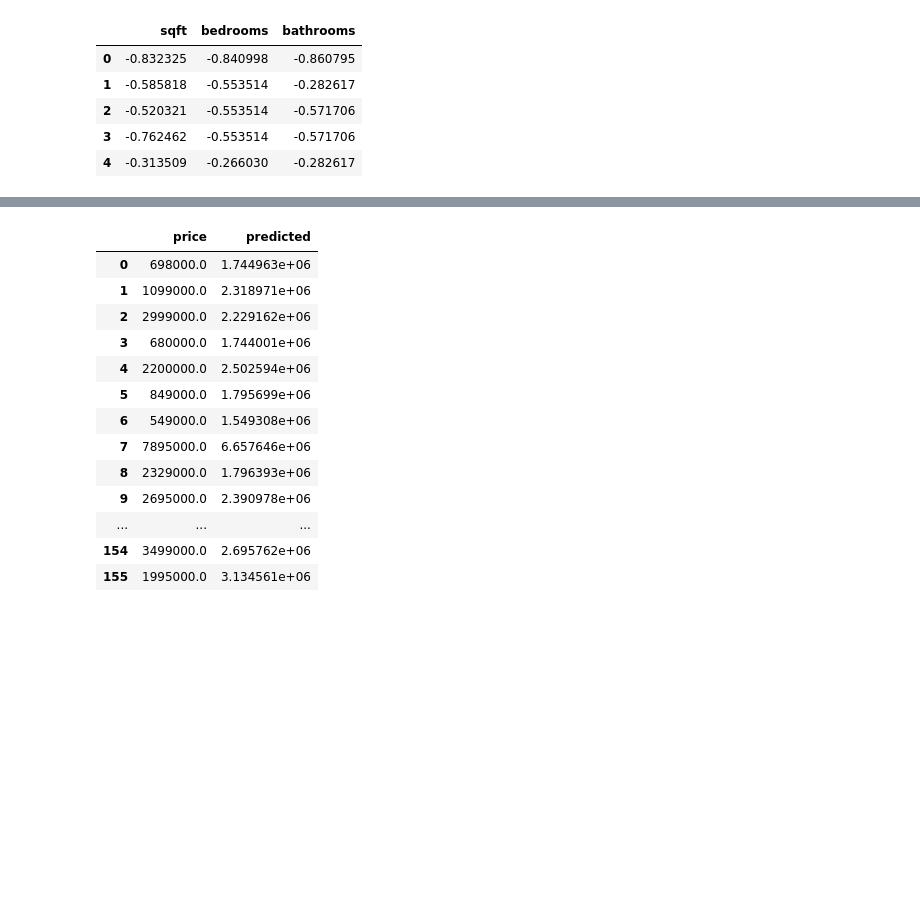
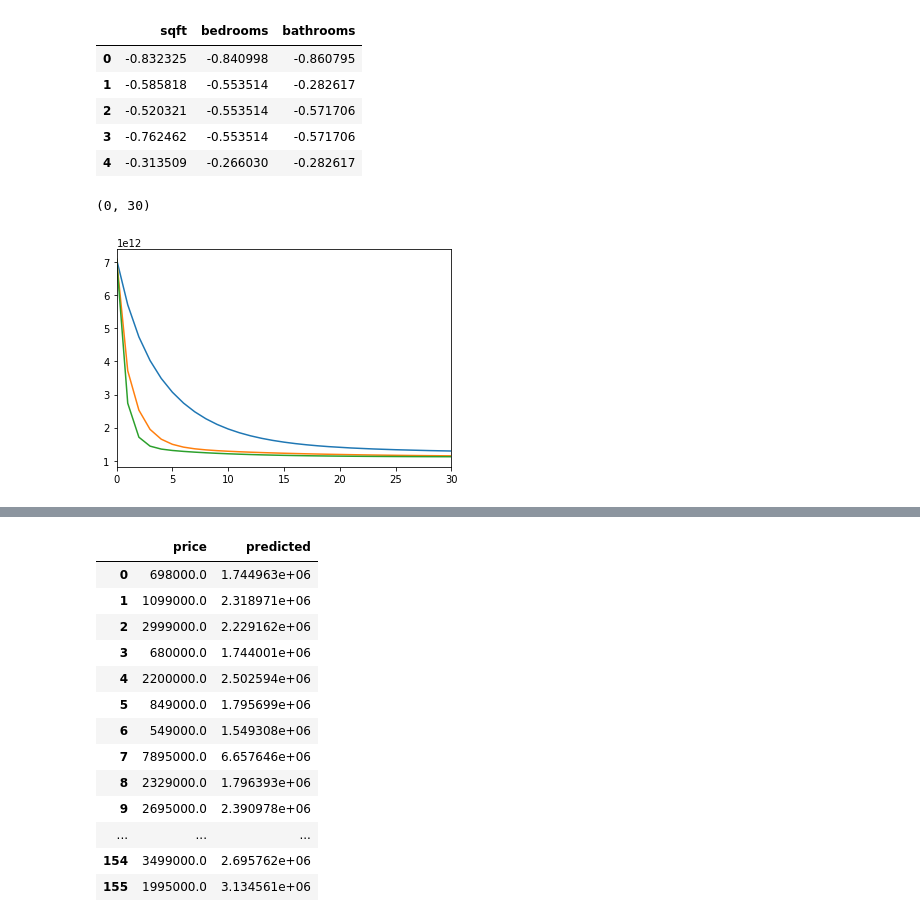
Before and after one commit to gcalmettes/ml-explorations, a Jupyter notebook: notebooks/jupyter/1-linear-regression.ipynb, the cells around one changed output, grey strips where cells are left out. Cells and saved outputs as stored; diff of their text form; code cells hidden in the pictures; blank space fills up the shorter version.

```diff
--- a/notebooks/jupyter/1-linear-regression.ipynb
+++ b/notebooks/jupyter/1-linear-regression.ipynb
@@ -461,6 +452,14 @@ alphaList = [0.1, 0.3, 0.5]
 
 gdList = [gradientDescent(initialTheta, features, trueValues, alpha=i, maxIterations=1000) for i in alphaList]
 descentList = [np.vstack([initialTheta.transpose(), np.vstack(list(gd))]) for gd in gdList]
+# %%
+plt.plot([np.ravel(computeCost(theta[:, np.newaxis], features, trueValues)) for theta in descentList[0]])
+plt.plot([np.ravel(computeCost(theta[:, np.newaxis], features, trueValues)) for theta in descentList[1]])
+plt.plot([np.ravel(computeCost(theta[:, np.newaxis], features, trueValues)) for theta in descentList[2]])
+plt.xlim(0, 30)
+# %% [output]
+(0, 30)
+[figure, added]
 # %%
 # let's get the theta obtained with alph=0.2
 fittedTheta = descentList[2][-1][:, np.newaxis]
```
Also changed, not shown: parts of 11 cells of this notebook, 7 other files.
